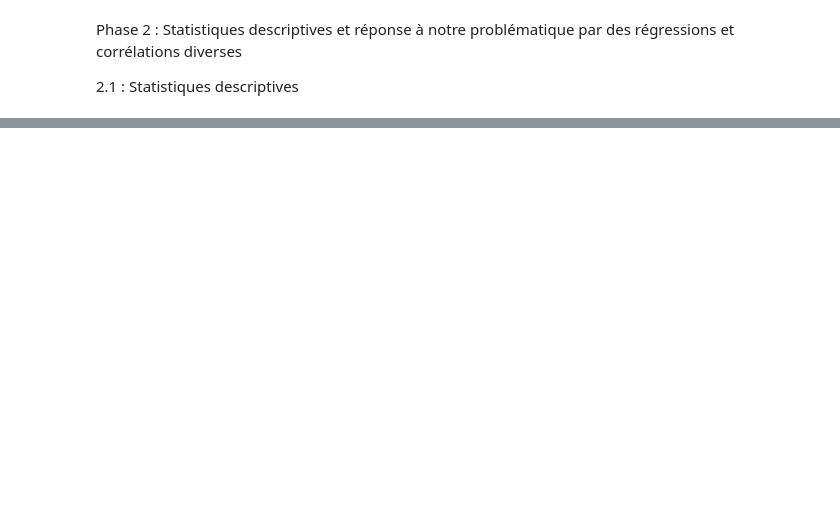
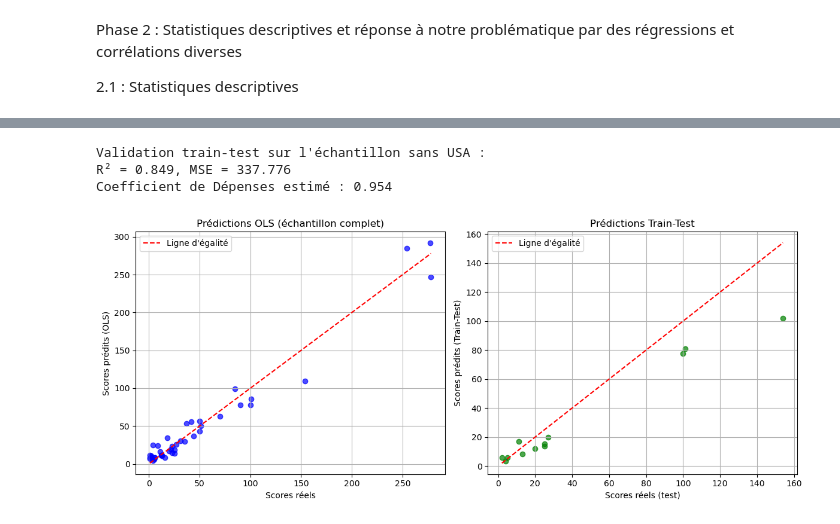
Before and after one commit to Sacha-Ratsavong/projet_python_roland_sacha, a Jupyter notebook: Notebookfinal/Notebook.ipynb, the cells around one changed output, grey strips where cells are left out. Saved outputs shown, nothing was run; the diff lists cells and outputs as text; code cells hidden in the pictures; blank space fills up the shorter version.

```diff
--- a/Notebookfinal/Notebook.ipynb
+++ b/Notebookfinal/Notebook.ipynb
@@ -181,0 +248,9 @@ KeyError: '[1990, 2000, 2010, 2020, 2023] not in index'
+# %%
+print("=== OLS avec USA ===")
+model_full = run_ols(df_Reg, ['Dépenses', 'HDI', 'score_précédent', 'taille_délégation'])
+display(model_full.summary())
+
+print("\n=== OLS sans USA ===")
+df_no_usa = df_Reg[df_Reg['Country'] != 'United States']
+model_no_usa = run_ols(df_no_usa, ['Dépenses', 'HDI', 'score_précédent', 'taille_délégation'])
+display(model_no_usa.summary())
@@ -181,0 +308,20 @@ KeyError: '[1990, 2000, 2010, 2020, 2023] not in index'
+# %%
+res = train_test_validation(df_Reg[df_Reg['Country'] != 'United States'],
+                            ['Dépenses', 'PIB_mean', 'score_précédent', 'taille_délégation'])
+
+print("Validation train-test sur l'échantillon sans USA :")
+print(f"R² = {res['R2']:.3f}, MSE = {res['MSE']:.3f}")
+print(f"Coefficient de Dépenses estimé : {res['coef_depenses']:.3f}")
+# %% [output]
+Validation train-test sur l'échantillon sans USA :
+R² = 0.849, MSE = 337.776
+Coefficient de Dépenses estimé : 0.954
+# %%
+plot_regression_results(
+    y_full = df_Reg['Score'],
+    fitted_full = model_full.fittedvalues,
+    y_test = res['y_test'],
+    y_pred = res['y_pred']
+)
+# %% [output]
+[figure, added]
```
Also changed, not shown: parts of 22 cells of this notebook, 6 other files.
